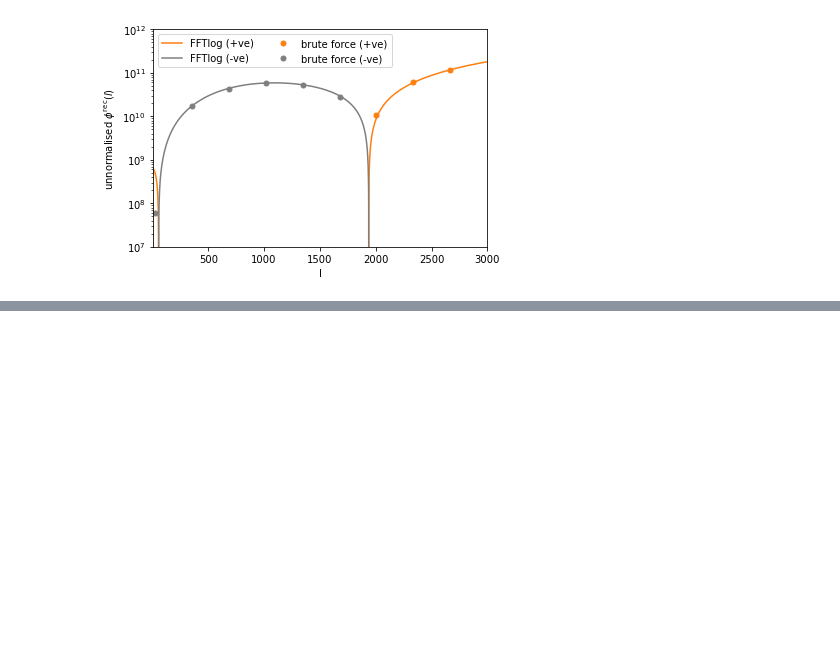
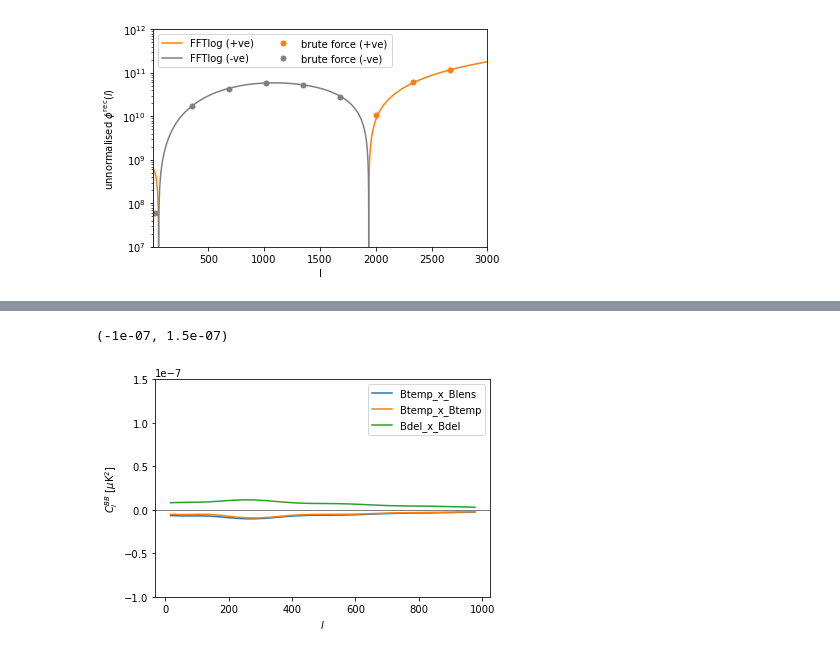
Before and after one commit to abaleato/CosmoBLENDER, a Jupyter notebook: example_pipeline.ipynb, the cells around one changed output, grey strips where cells are left out. Saved outputs shown, nothing was run; the diff lists cells and outputs as text; code cells hidden in the pictures; blank space fills up the shorter version.

```diff
--- a/example_pipeline.ipynb
+++ b/example_pipeline.ipynb
@@ -296,0 +318,14 @@ plt.legend(loc='upper left', ncol=2)
+# %%
+ells, cl_Btemp_x_Blens_bias_SO_1e15, cl_Btemp_x_Btemp_bias_SO_1e15, cl_Bdel_x_Bdel_bias_SO_1e15 = hm_calc.get_bias_to_delensed_clbb(SO_5e14)
+
+plt.plot(ells, cl_Btemp_x_Blens_bias_SO_1e15, label=r'Btemp_x_Blens')
+plt.plot(ells, cl_Btemp_x_Btemp_bias_SO_1e15, label=r'Btemp_x_Btemp')
+plt.plot(ells, cl_Bdel_x_Bdel_bias_SO_1e15, label=r'Bdel_x_Bdel')
+plt.ylabel(r'$C_l^{BB}$ [$\mu$K$^2$]')
+plt.xlabel(r'$l$')
+plt.legend()
+plt.axhline(0, color='k', lw=0.5)
+plt.ylim([-1e-7,1.5e-7])
+# %% [output]
+(-1e-07, 1.5e-07)
+[figure, added]
```
Also changed, not shown: parts of 6 cells of this notebook.
